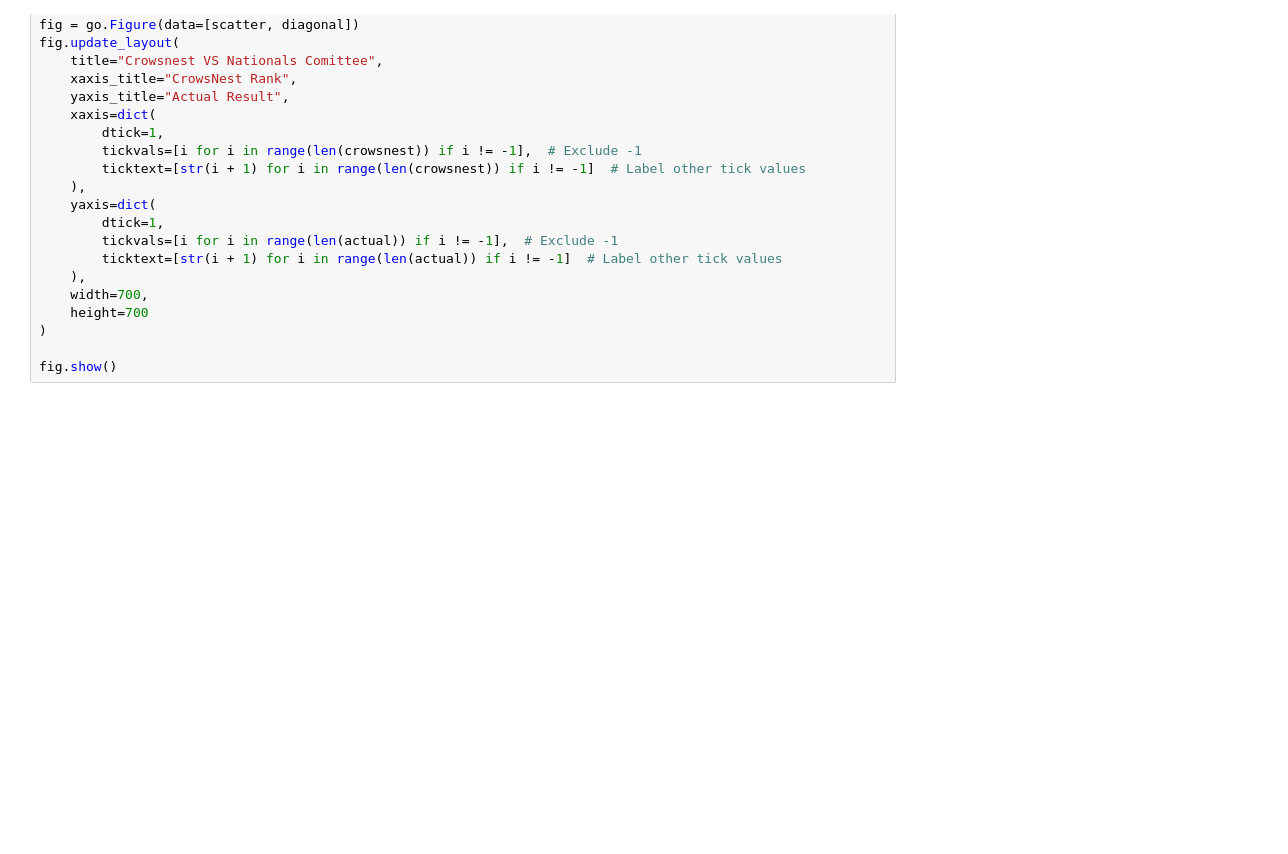
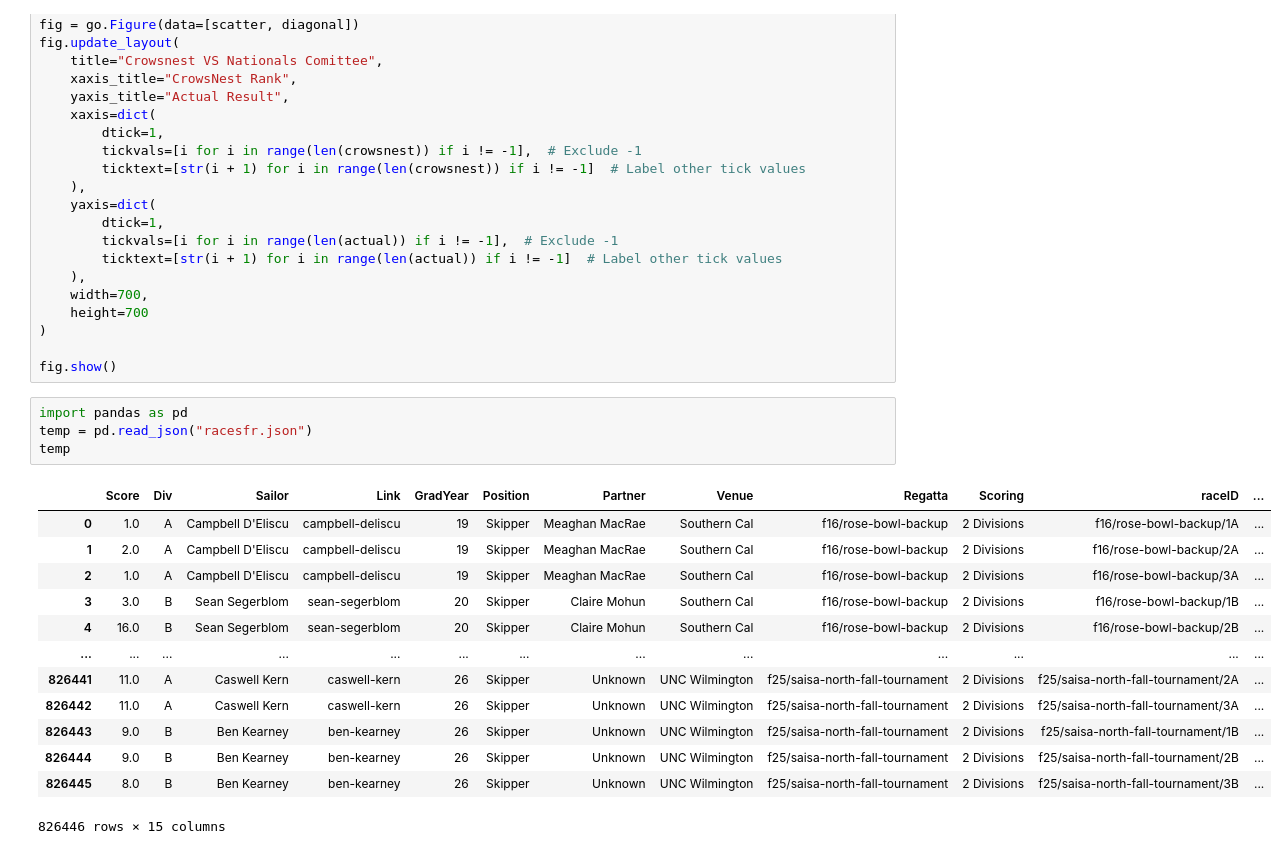
Before and after one commit to 7fi/sailing-rating-calculation, a Jupyter notebook: rankCompare.ipynb, the cells around one changed output. Saved outputs shown, nothing was run; the diff lists cells and outputs as text; blank space fills up the shorter version.

```diff
--- a/rankCompare.ipynb
+++ b/rankCompare.ipynb
@@ -81,3 +81,21 @@ fig.update_layout(
 )
 
 fig.show()
+# %%
+import pandas as pd
+temp = pd.read_json("racesfr.json")
+temp
+# %% [output]
+|  | Score | Div | Sailor | Link | GradYear | Position | Partner | Venue | Regatta | Scoring | raceID | ... |
+| 0 | 1.0 | A | Campbell D'Eliscu | campbell-deliscu | 19 | Skipper | Meaghan MacRae | Southern Cal | f16/rose-bowl-backup | 2 Divisions | f16/rose-bowl-backup/1A | ... |
+| 1 | 2.0 | A | Campbell D'Eliscu | campbell-deliscu | 19 | Skipper | Meaghan MacRae | Southern Cal | f16/rose-bowl-backup | 2 Divisions | f16/rose-bowl-backup/2A | ... |
+| 2 | 1.0 | A | Campbell D'Eliscu | campbell-deliscu | 19 | Skipper | Meaghan MacRae | Southern Cal | f16/rose-bowl-backup | 2 Divisions | f16/rose-bowl-backup/3A | ... |
+| 3 | 3.0 | B | Sean Segerblom | sean-segerblom | 20 | Skipper | Claire Mohun | Southern Cal | f16/rose-bowl-backup | 2 Divisions | f16/rose-bowl-backup/1B | ... |
+| 4 | 16.0 | B | Sean Segerblom | sean-segerblom | 20 | Skipper | Claire Mohun | Southern Cal | f16/rose-bowl-backup | 2 Divisions | f16/rose-bowl-backup/2B | ... |
+| ... | ... | ... | ... | ... | ... | ... | ... | ... | ... | ... | ... | ... |
+| 826441 | 11.0 | A | Caswell Kern | caswell-kern | 26 | Skipper | Unknown | UNC Wilmington | f25/saisa-north-fall-tournament | 2 Divisions | f25/saisa-north-fall-tournament/2A | ... |
+| 826442 | 11.0 | A | Caswell Kern | caswell-kern | 26 | Skipper | Unknown | UNC Wilmington | f25/saisa-north-fall-tournament | 2 Divisions | f25/saisa-north-fall-tournament/3A | ... |
+| 826443 | 9.0 | B | Ben Kearney | ben-kearney | 26 | Skipper | Unknown | UNC Wilmington | f25/saisa-north-fall-tournament | 2 Divisions | f25/saisa-north-fall-tournament/1B | ... |
+| 826444 | 9.0 | B | Ben Kearney | ben-kearney | 26 | Skipper | Unknown | UNC Wilmington | f25/saisa-north-fall-tournament | 2 Divisions | f25/saisa-north-fall-tournament/2B | ... |
+| 826445 | 8.0 | B | Ben Kearney | ben-kearney | 26 | Skipper | Unknown | UNC Wilmington | f25/saisa-north-fall-tournament | 2 Divisions | f25/saisa-north-fall-tournament/3B | ... |
+826446 rows × 15 columns
```
Also changed, not shown: 3 other files.
